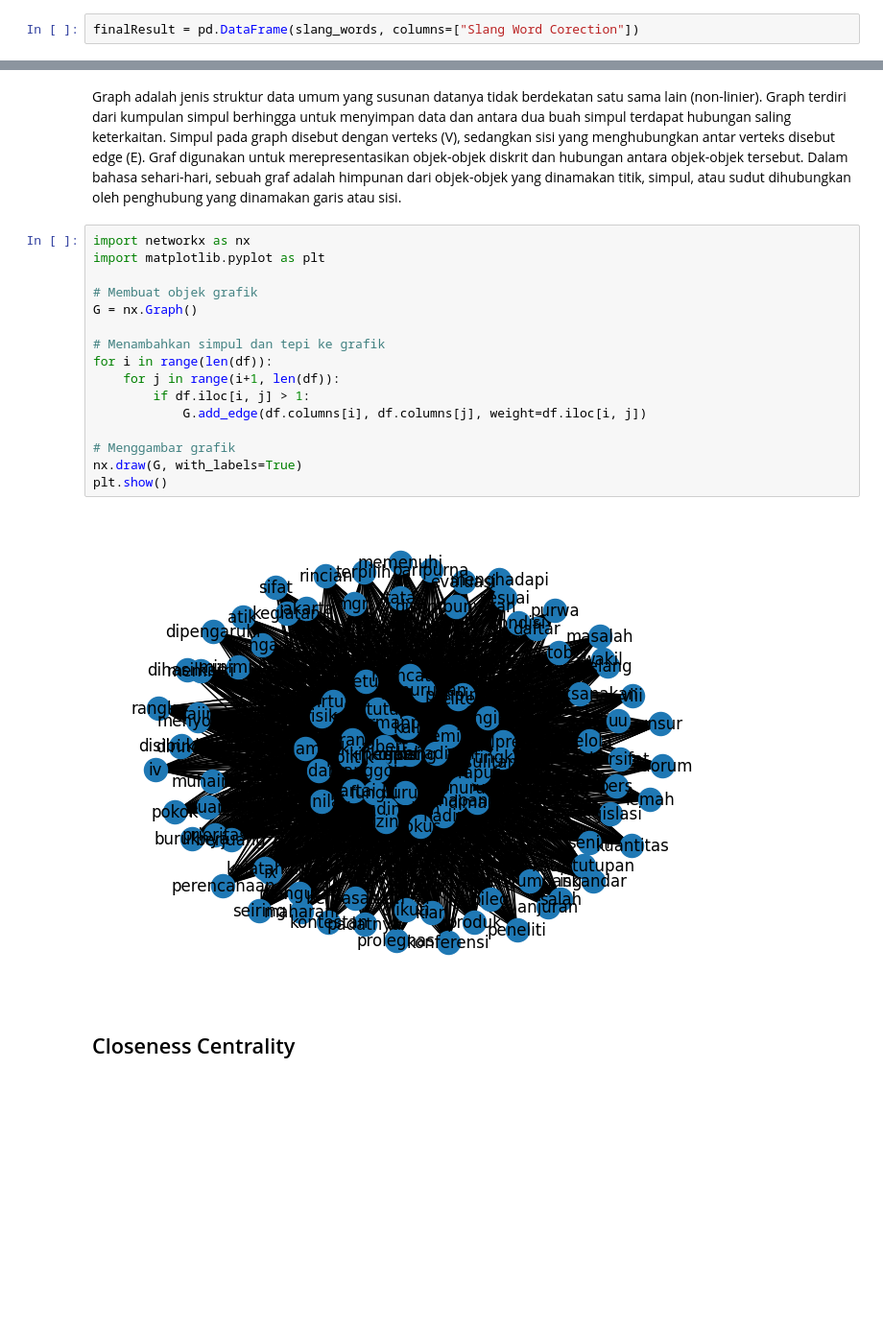
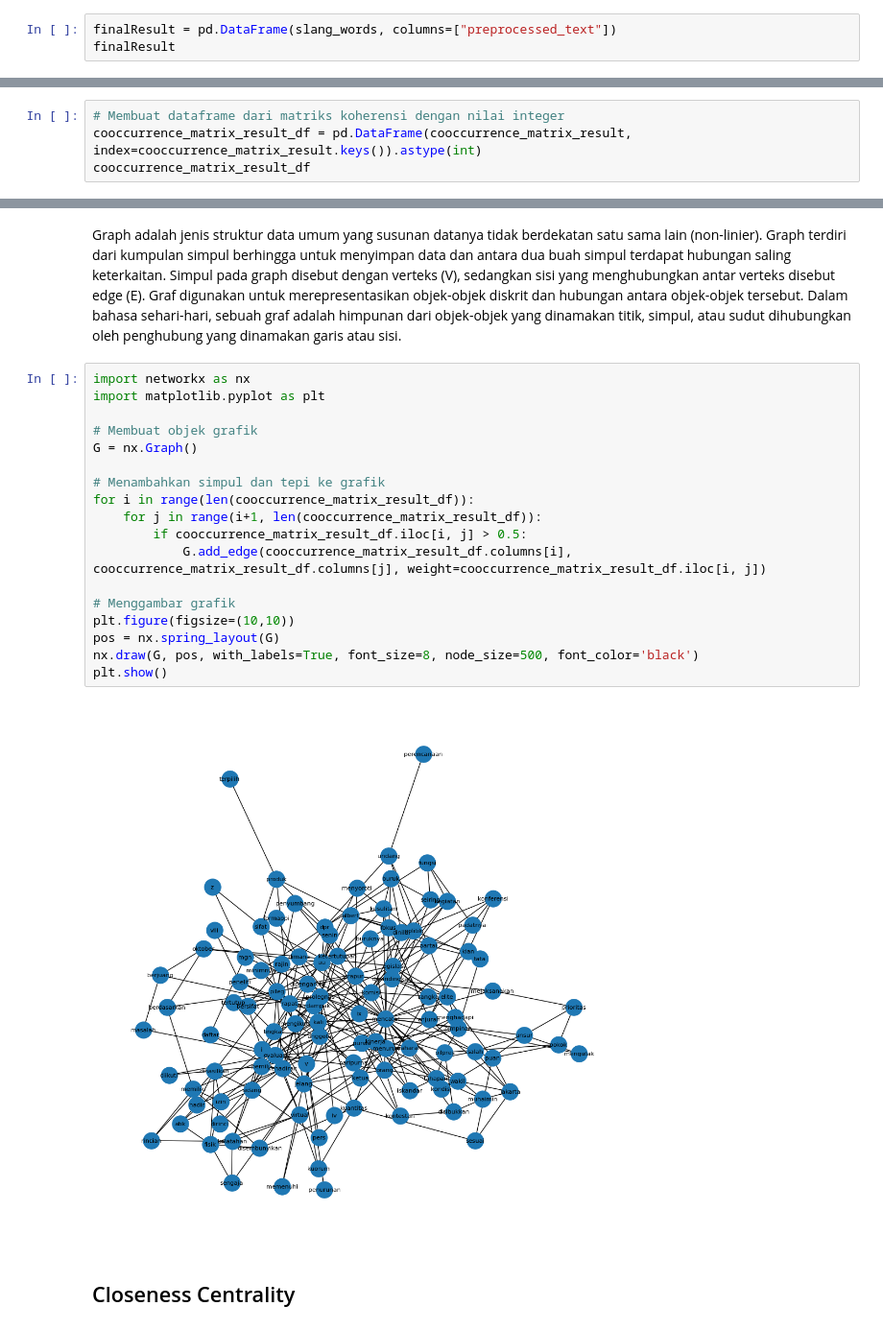
Before and after one commit to dennywr/ppw, a Jupyter notebook: _sources/roughn.ipynb, the cells around one changed output, grey strips where cells are left out. Shown at 96% size. Drawn from its saved outputs; the diff is of its cells as text; blank space fills up the shorter version.

```diff
--- a/_sources/roughn.ipynb
+++ b/_sources/roughn.ipynb
@@ -192,4 +212,5 @@ data_slang
 | 18 | kondisi statement hasto diterima ... |
 | 19 | jokowi menceritakan pengalaman be... |
 # %%
-finalResult = pd.DataFrame(slang_words, columns=["Slang Word Corection"])
+finalResult = pd.DataFrame(slang_words, columns=["preprocessed_text"])
+finalResult
@@ -252,0 +331,4 @@ df
+# %%
+# Membuat dataframe dari matriks koherensi dengan nilai integer
+cooccurrence_matrix_result_df = pd.DataFrame(cooccurrence_matrix_result, index=cooccurrence_matrix_result.keys()).astype(int)
+cooccurrence_matrix_result_df
@@ -296,21 +392,23 @@ Graph adalah jenis struktur data umum yang susunan datanya tidak berdekatan satu
 # %%
 import networkx as nx
 import matplotlib.pyplot as plt
 
 # Membuat objek grafik
 G = nx.Graph()
 
 # Menambahkan simpul dan tepi ke grafik
-for i in range(len(df)):
-    for j in range(i+1, len(df)):
-        if df.iloc[i, j] > 1:
-            G.add_edge(df.columns[i], df.columns[j], weight=df.iloc[i, j])
+for i in range(len(cooccurrence_matrix_result_df)):
+    for j in range(i+1, len(cooccurrence_matrix_result_df)):
+        if cooccurrence_matrix_result_df.iloc[i, j] > 0.5:
+            G.add_edge(cooccurrence_matrix_result_df.columns[i], cooccurrence_matrix_result_df.columns[j], weight=cooccurrence_matrix_result_df.iloc[i, j])
 
 # Menggambar grafik
-nx.draw(G, with_labels=True)
+plt.figure(figsize=(10,10))
+pos = nx.spring_layout(G)
+nx.draw(G, pos, with_labels=True, font_size=8, node_size=500, font_color='black')
 plt.show()
 # %% [output]
-[figure, old version]
+[figure, new version]
 # %% [markdown]
 ## Closeness Centrality
 # %% [markdown]
```
Also changed, not shown: parts of 26 cells of this notebook, 22 other files.
